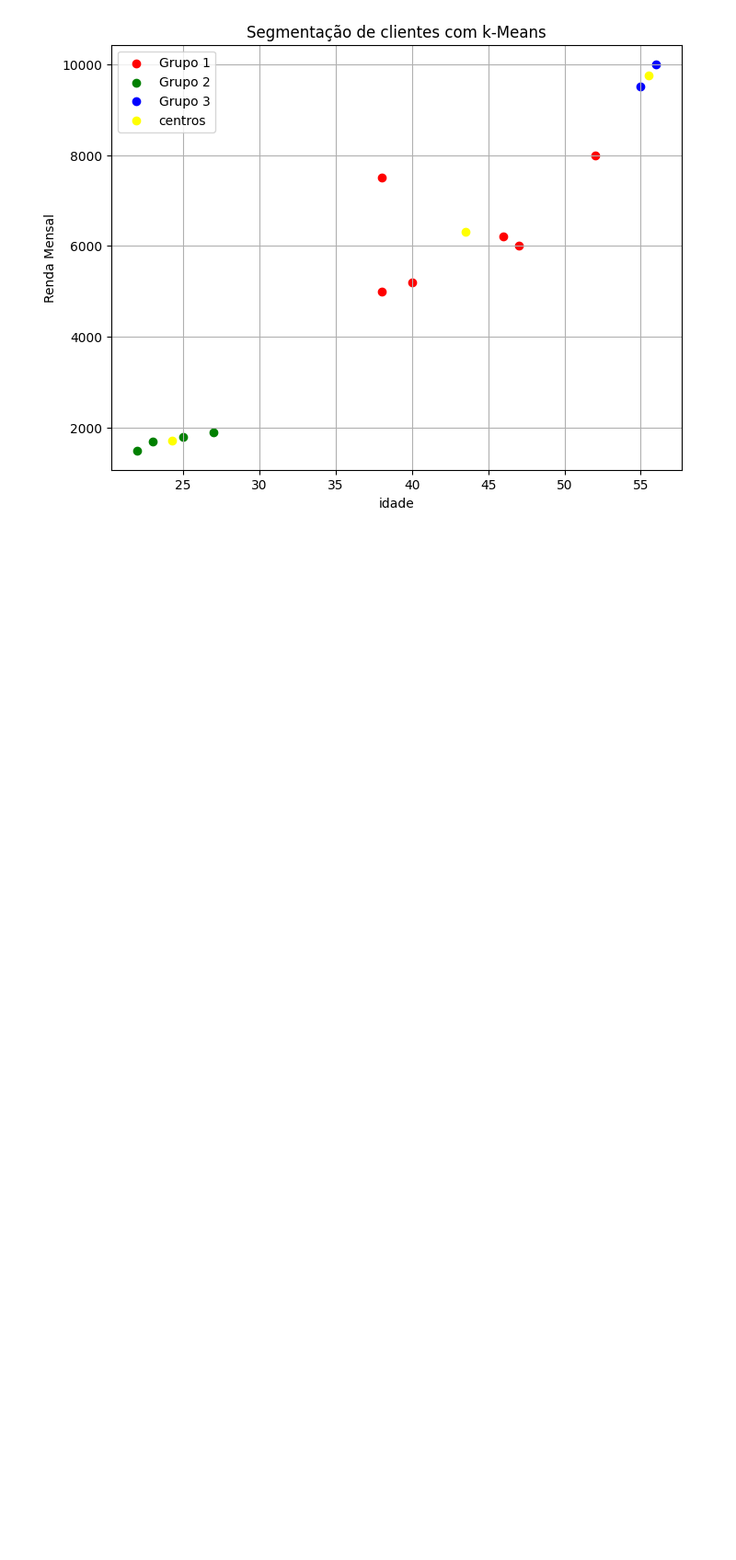
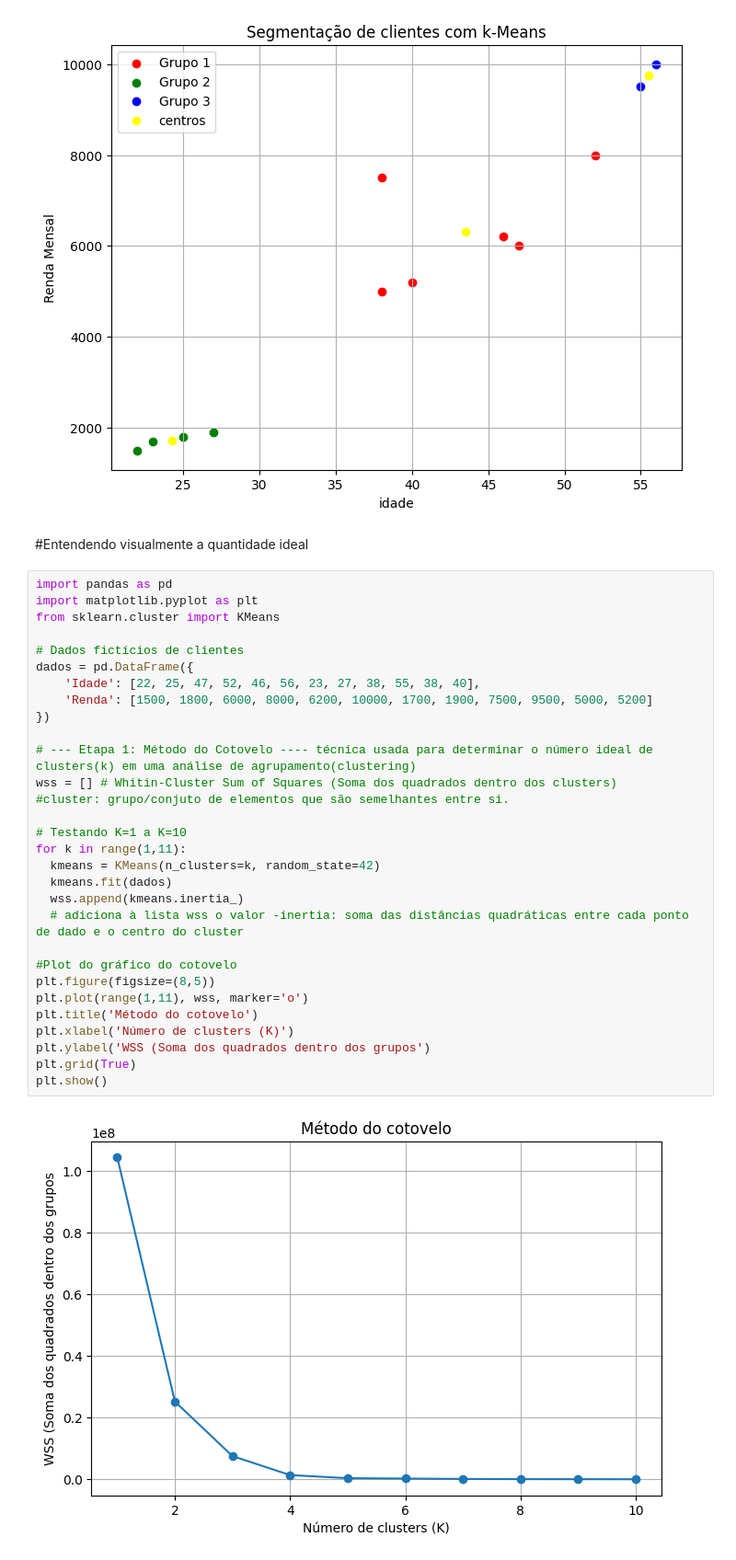
Before and after one commit to Pamelaevangelista/python, a Jupyter notebook: Algoritimos_nao_supervisionado.ipynb, the cells around one changed output. Shown at 92% size. Cells and saved outputs as stored; diff of their text form; blank space fills up the shorter version.

```diff
--- a/Algoritimos_nao_supervisionado.ipynb
+++ b/Algoritimos_nao_supervisionado.ipynb
@@ -35,3 +35,37 @@ plt.grid(True)
 plt.show()
 # %% [output]
 [figure]
+# %% [markdown]
+#Entendendo visualmente a quantidade ideal
+# %%
+import pandas as pd
+import matplotlib.pyplot as plt
+from sklearn.cluster import KMeans
+
+# Dados fictícios de clientes
+dados = pd.DataFrame({
+    'Idade': [22, 25, 47, 52, 46, 56, 23, 27, 38, 55, 38, 40],
+    'Renda': [1500, 1800, 6000, 8000, 6200, 10000, 1700, 1900, 7500, 9500, 5000, 5200]
+})
+
+# --- Etapa 1: Método do Cotovelo ---- técnica usada para determinar o número ideal de clusters(k) em uma análise de agrupamento(clustering)
+wss = [] # Whitin-Cluster Sum of Squares (Soma dos quadrados dentro dos clusters)
+#cluster: grupo/conjuto de elementos que são semelhantes entre si.
+
+# Testando K=1 a K=10
+for k in range(1,11):
+  kmeans = KMeans(n_clusters=k, random_state=42)
+  kmeans.fit(dados)
+  wss.append(kmeans.inertia_)
+  # adiciona à lista wss o valor -inertia: soma das distâncias quadráticas entre cada ponto de dado e o centro do cluster
+
+#Plot do gráfico do cotovelo
+plt.figure(figsize=(8,5))
+plt.plot(range(1,11), wss, marker='o')
+plt.title('Método do cotovelo')
+plt.xlabel('Número de clusters (K)')
+plt.ylabel('WSS (Soma dos quadrados dentro dos grupos')
+plt.grid(True)
+plt.show()
+# %% [output]
+[figure, added]
```
Also changed, not shown: parts of 9 cells of this notebook.
